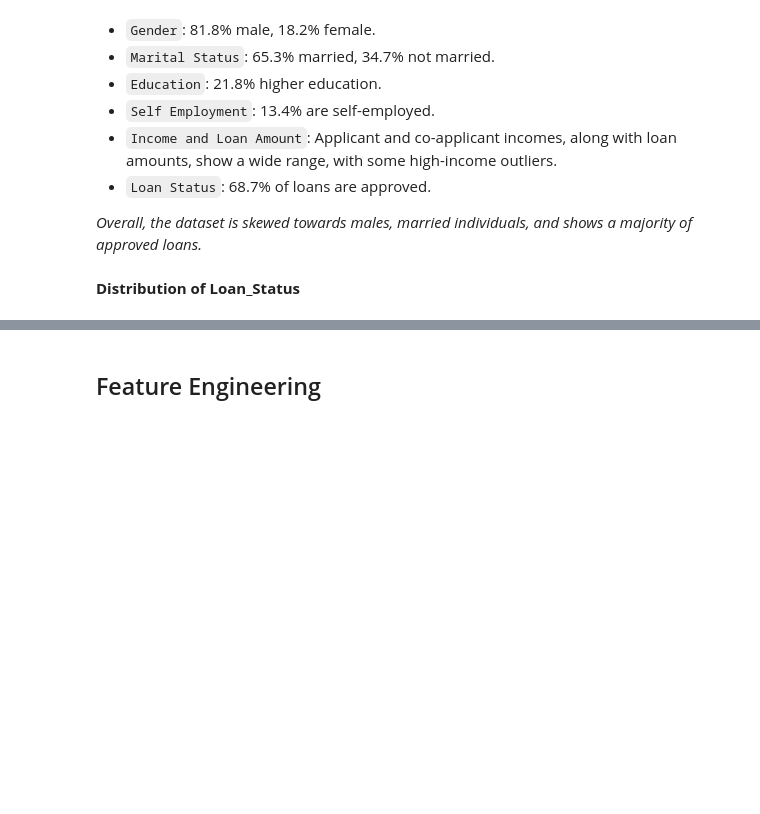
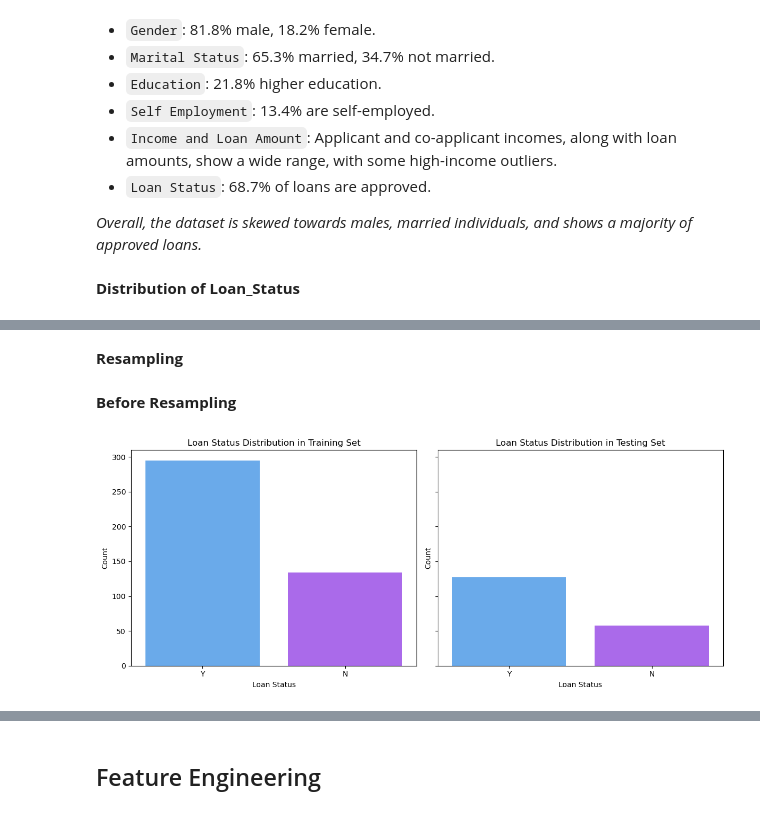
Before and after one commit to AmosMaps/Classification_Loan_Status, a Jupyter notebook: Loan_status.ipynb, the cells around one changed output, grey strips where cells are left out. Drawn from its saved outputs; the diff is of its cells as text; code cells hidden in the pictures; blank space fills up the shorter version.

```diff
--- a/Loan_status.ipynb
+++ b/Loan_status.ipynb
@@ -477,0 +349,35 @@ Overall, this plot highlights the strong influence of credit history on loan app
+# %% [markdown]
+**Resampling**
+# %% [markdown]
+**Before Resampling**
+# %%
+X = Loan_data.drop('Loan_Status', axis=1)  # Features
+y = Loan_data['Loan_Status']  # Target variable
+
+# Split the dataset into training and testing sets
+X_train, X_test, y_train, y_test = train_test_split(X, y, test_size=0.3, random_state=42, stratify=y)
+
+# Combine features and target for train and test sets
+train_df = pd.concat([X_train, y_train], axis=1)
+test_df = pd.concat([X_test, y_test], axis=1)
+# %%
+# Create subplots for side-by-side histograms of Loan_Status distributions
+fig, axes = plt.subplots(1, 2, figsize=(12, 5), sharey=True)
+
+# Plot training set distribution
+sns.countplot(data=train_df, x='Loan_Status', palette='cool', ax=axes[0])
+axes[0].set_title('Loan Status Distribution in Training Set')
+axes[0].set_xlabel('Loan Status')
+axes[0].set_ylabel('Count')
+
+# Plot testing set distribution
+sns.countplot(data=test_df, x='Loan_Status', palette='cool', ax=axes[1])
+axes[1].set_title('Loan Status Distribution in Testing Set')
+axes[1].set_xlabel('Loan Status')
+axes[1].set_ylabel('Count')
+
+# Adjust layout and show the plot
+plt.tight_layout()
+plt.show()
+# %% [output]
+[figure, added]
```
Also changed, not shown: parts of 125 cells of this notebook.
